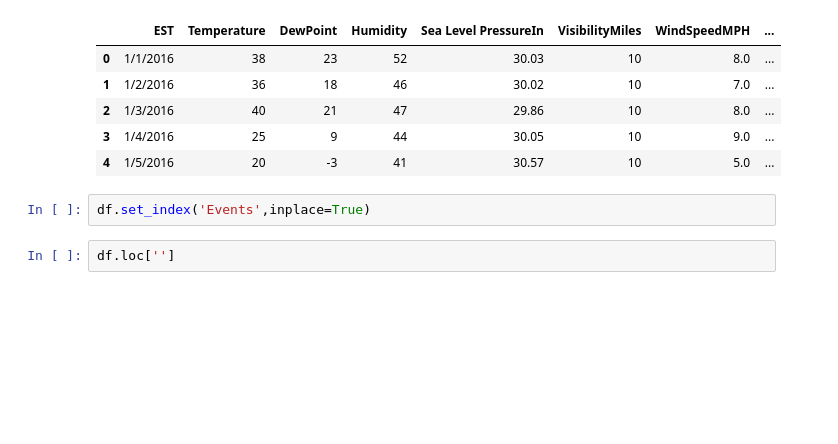
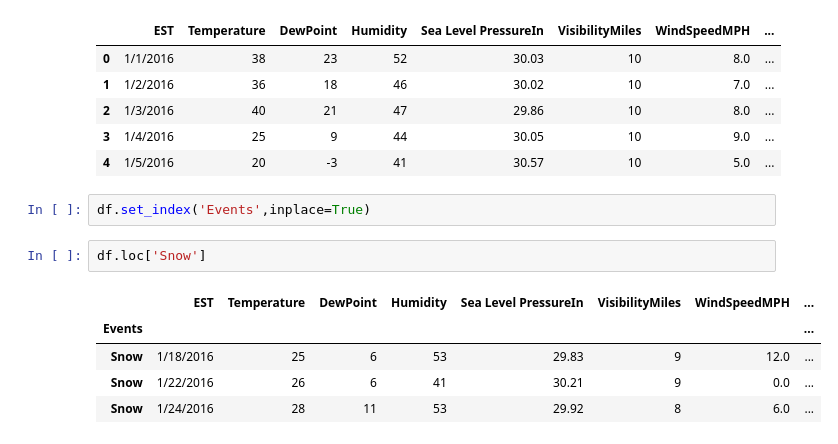
Before and after one commit to madasuvamsi/PythonDataScience, a Jupyter notebook: PandasJupyterNoteBooks/PandasDataFrameBasics.ipynb, the cells around one changed output. Cells and saved outputs as stored; diff of their text form; blank space fills up the shorter version.

Commit message:
added dataframe operations

```diff
--- a/PandasJupyterNoteBooks/PandasDataFrameBasics.ipynb
+++ b/PandasJupyterNoteBooks/PandasDataFrameBasics.ipynb
@@ -179,4 +179,10 @@ df.head()
 # %%
 df.set_index('Events',inplace=True)
 # %%
-df.loc['']
+df.loc['Snow']
+# %% [output]
+|  | EST | Temperature | DewPoint | Humidity | Sea Level PressureIn | VisibilityMiles | WindSpeedMPH | ... |
+| Events |  |  |  |  |  |  |  | ... |
+| Snow | 1/18/2016 | 25 | 6 | 53 | 29.83 | 9 | 12.0 | ... |
+| Snow | 1/22/2016 | 26 | 6 | 41 | 30.21 | 9 | 0.0 | ... |
+| Snow | 1/24/2016 | 28 | 11 | 53 | 29.92 | 8 | 6.0 | ... |
```
